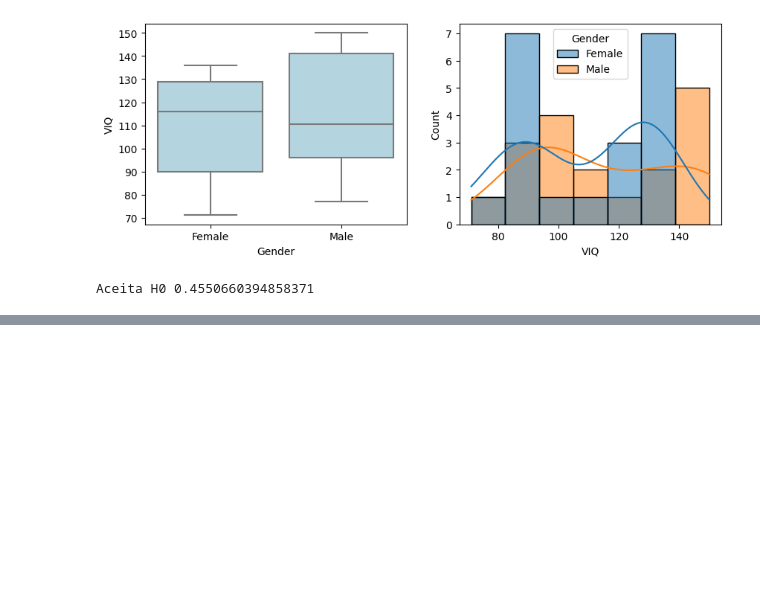
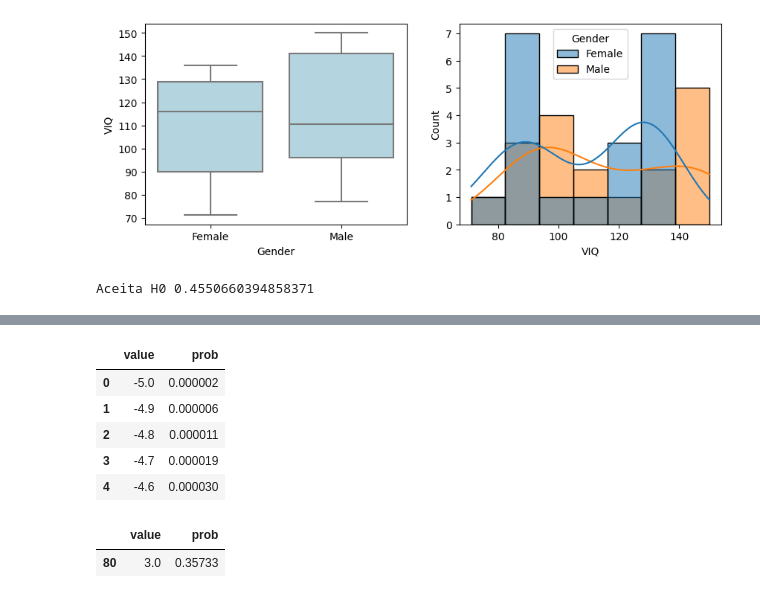
Before and after one commit to Rogerio-mack/IMT_Ciencia_de_Dados, a Jupyter notebook: Practical_Distributions_HTests.ipynb, the cells around one changed output, grey strips where cells are left out. Drawn from its saved outputs; the diff is of its cells as text; code cells hidden in the pictures; blank space fills up the shorter version.

```diff
--- a/Practical_Distributions_HTests.ipynb
+++ b/Practical_Distributions_HTests.ipynb
@@ -663,0 +704,18 @@ Aceita H0 0.4550660394858371
+# %%
+cdf = pd.DataFrame()
+cdf['value'] = x
+cdf['prob'] = y_cdf
+
+cdf.head()
+# %% [output]
+|  | value | prob |
+| 0 | -5.0 | 0.000002 |
+| 1 | -4.9 | 0.000006 |
+| 2 | -4.8 | 0.000011 |
+| 3 | -4.7 | 0.000019 |
+| 4 | -4.6 | 0.000030 |
+# %%
+cdf[ (cdf.value >=2.9) & (cdf.value <= 3) ]
+# %% [output]
+|  | value | prob |
+| 80 | 3.0 | 0.35733 |
```
Also changed, not shown: parts of 8 cells of this notebook.
